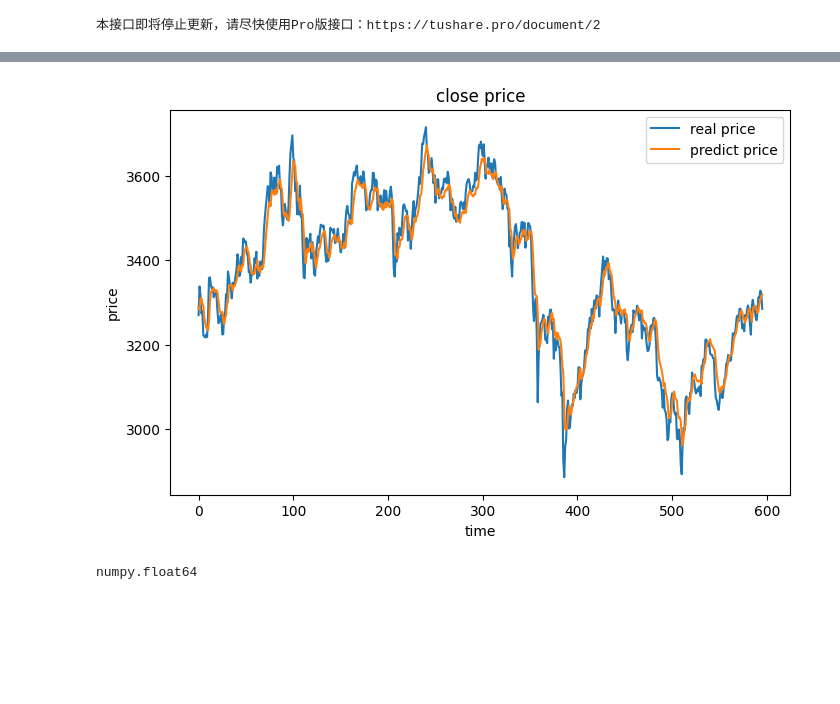
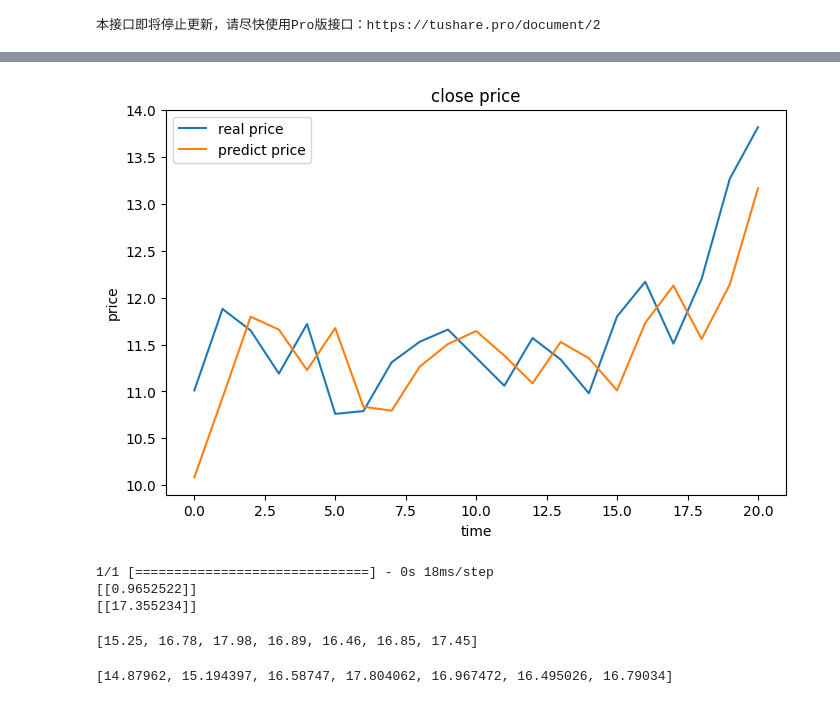
Before and after one commit to cxz276466286/stock, a Jupyter notebook: scripts/simple_predict.ipynb, the cells around one changed output, grey strips where cells are left out. Cells and saved outputs as stored; diff of their text form; code cells hidden in the pictures; blank space fills up the shorter version.

```diff
--- a/scripts/simple_predict.ipynb
+++ b/scripts/simple_predict.ipynb
@@ -5,8 +5,8 @@ import tushare as ts
 from datetime import date, timedelta
 # %%
 earlyday = date.today() - timedelta(2000)
-data = ts.get_hists(["sh"], start=str(earlyday))
-data.to_csv('sh_index.csv')
+data = ts.get_hists(["601360"], start=str(earlyday))
+# data.to_csv('sh_index.csv')
 # %% [output]
 本接口即将停止更新，请尽快使用Pro版接口：https://tushare.pro/document/2
 # %%
@@ -151,18 +151,31 @@ y_train = [i*max(price) for i in y]
 # %%
 fig2 = plt.figure(figsize=(8,5))
-plt.plot(y_train, label='real price')
-plt.plot(y_train_predict, label='predict price')
+plt.plot(y_train[-30:-9], label='real price')
+plt.plot(y_train_predict[-30:-9], label='predict price')
 plt.title('close price')
 plt.xlabel('time')
 plt.ylabel('price')
 plt.legend()
 plt.show()
 # %% [output]
-[figure, old version]
+[figure, new version]
-# %%
-type(y[0])
-# %% [output]
-numpy.float64
+# %%
+base_price_norm = list(price_norm[-8:])
+predict_norm = []
+base_X = np.array(base_price_norm).reshape((1, 8, 1))
+next_price = model.predict(base_X.astype(np.float64))
+print(next_price)
+print(next_price*max(price))
+# %% [output]
+1/1 [==============================] - 0s 18ms/step
+[[0.9652522]]
+[[17.355234]]
+# %%
+print(y_train[-7:])
+list(y_train_predict[-7:].flatten())
+# %% [output]
+[15.25, 16.78, 17.98, 16.89, 16.46, 16.85, 17.45]
+[14.87962, 15.194397, 16.58747, 17.804062, 16.967472, 16.495026, 16.79034]
 # %%
 base_price_norm = list(price_norm[-8:])
 predict_norm = []
```
Also changed, not shown: parts of 11 cells of this notebook, 8 other files.
